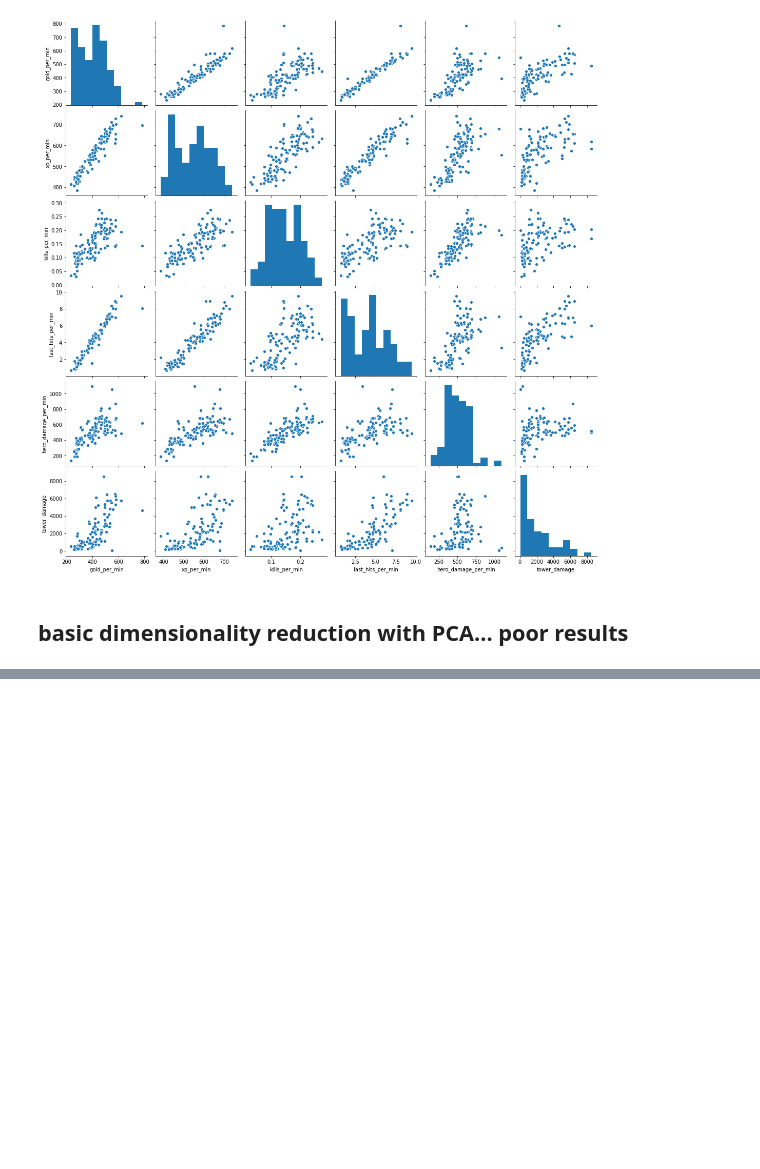
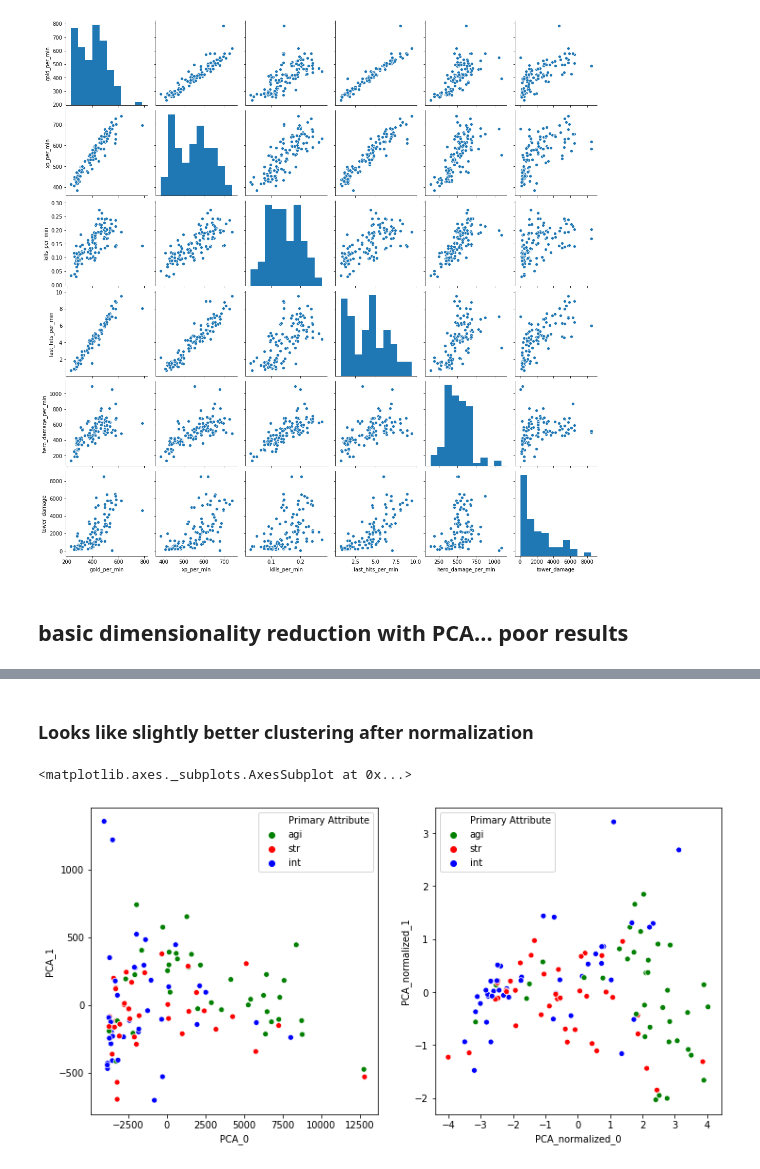
Before and after one commit to loftusa/Dota-Stats, a Jupyter notebook: data_cleaning.ipynb, the cells around one changed output, grey strips where cells are left out. Saved outputs shown, nothing was run; the diff lists cells and outputs as text; code cells hidden in the pictures; blank space fills up the shorter version.

Commit message:
add normalization

```diff
--- a/data_cleaning.ipynb
+++ b/data_cleaning.ipynb
@@ -165,0 +210,6 @@ hero_stats.loc[:, 1] = X_r[:, 1]
+# %%
+from sklearn import preprocessing
+
+data = hero_stats.drop(["Primary Attribute", "localized_name", "PCA_0", "PCA_1"], axis=1)
+scaled = pd.DataFrame(preprocessing.scale(data), columns=data.columns)
+scaled.head()
@@ -165,0 +223,15 @@ hero_stats.loc[:, 1] = X_r[:, 1]
+# %% [markdown]
+### Looks like slightly better clustering after normalization
+# %%
+pca = PCA(n_components=2)
+X_r = pca.fit(scaled).transform(scaled)
+hero_stats.loc[:, "PCA_normalized_0"] = X_r[:, 0]
+hero_stats.loc[:, "PCA_normalized_1"] = X_r[:, 1]
+
+fig, axes = plt.subplots(1, 2, figsize=(12, 6))
+
+sns.scatterplot(x="PCA_0", y="PCA_1", hue="Primary Attribute", data=hero_stats, palette=palette, ax=axes[0])
+sns.scatterplot(x="PCA_normalized_0", y="PCA_normalized_1", hue="Primary Attribute", data=hero_stats, palette=palette, ax=axes[1])
+# %% [output]
+<matplotlib.axes._subplots.AxesSubplot at 0x...>
+[figure, added]
```
Also changed, not shown: parts of 21 cells of this notebook.
